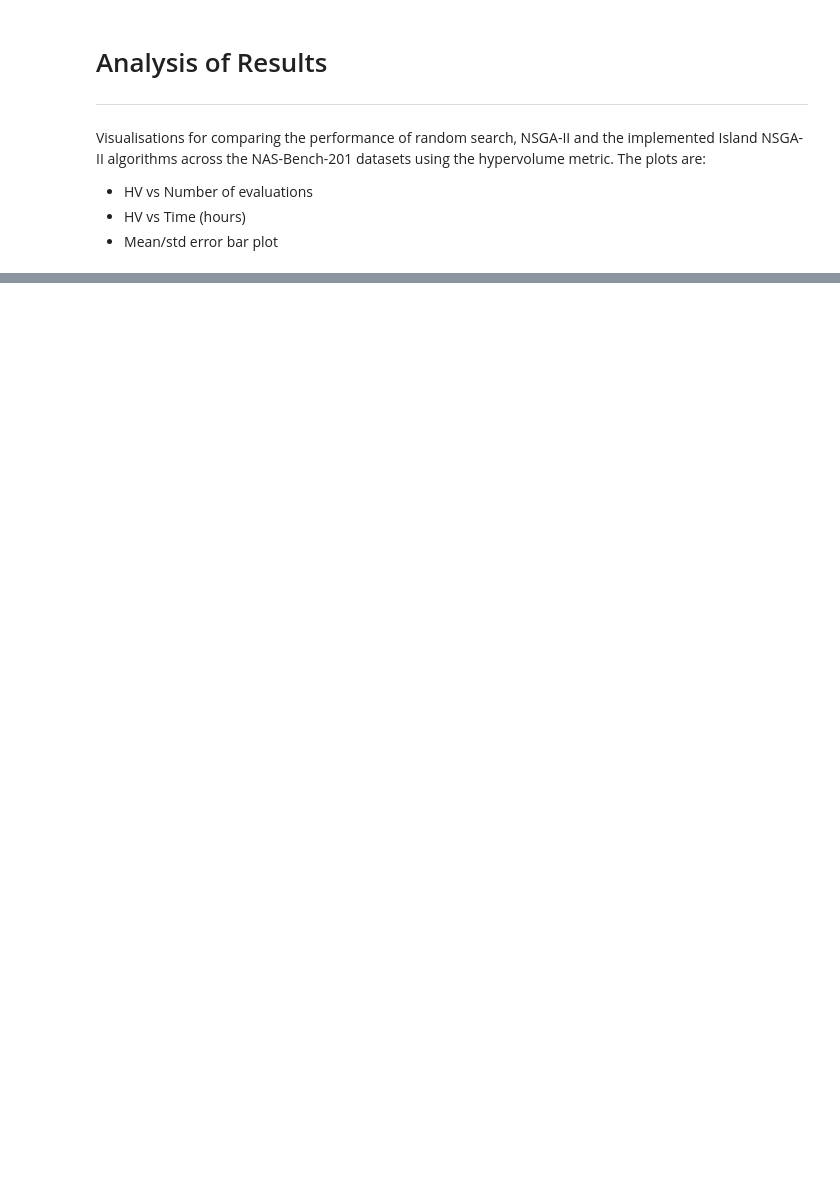
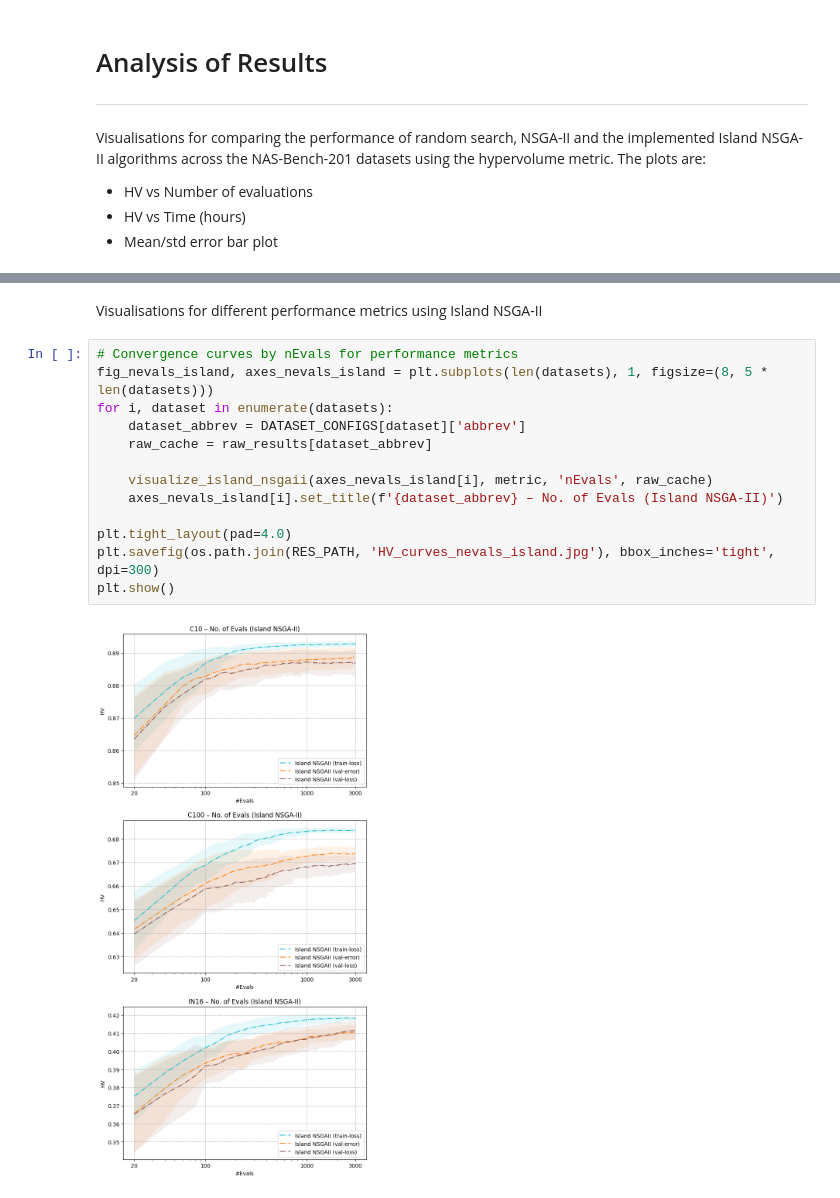
Before and after one commit to oUesio/NAS-NSGAII-Island, a Jupyter notebook: nas.ipynb, the cells around one changed output, grey strips where cells are left out. Saved outputs shown, nothing was run; the diff lists cells and outputs as text; blank space fills up the shorter version.

```diff
--- a/nas.ipynb
+++ b/nas.ipynb
@@ -3770,0 +3323,17 @@ plt.show()
+# %% [markdown]
+Visualisations for different performance metrics using Island NSGA-II
+# %%
+# Convergence curves by nEvals for performance metrics
+fig_nevals_island, axes_nevals_island = plt.subplots(len(datasets), 1, figsize=(8, 5 * len(datasets)))
+for i, dataset in enumerate(datasets):
+    dataset_abbrev = DATASET_CONFIGS[dataset]['abbrev']
+    raw_cache = raw_results[dataset_abbrev]
+
+    visualize_island_nsgaii(axes_nevals_island[i], metric, 'nEvals', raw_cache)
+    axes_nevals_island[i].set_title(f'{dataset_abbrev} – No. of Evals (Island NSGA-II)')
+
+plt.tight_layout(pad=4.0)
+plt.savefig(os.path.join(RES_PATH, 'HV_curves_nevals_island.jpg'), bbox_inches='tight', dpi=300)
+plt.show()
+# %% [output]
+[figure, added]
```
Also changed, not shown: parts of 13 cells of this notebook.
